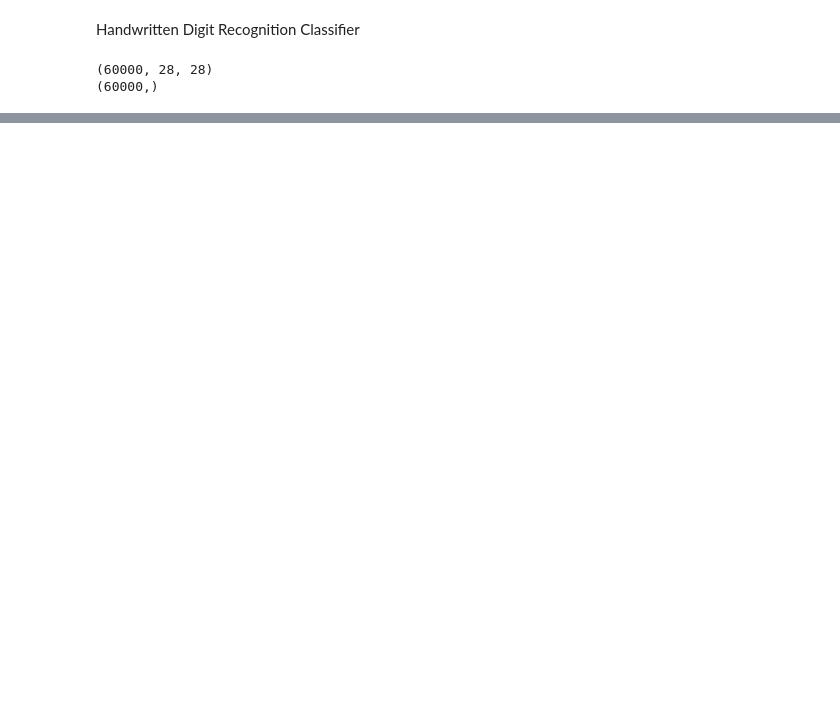
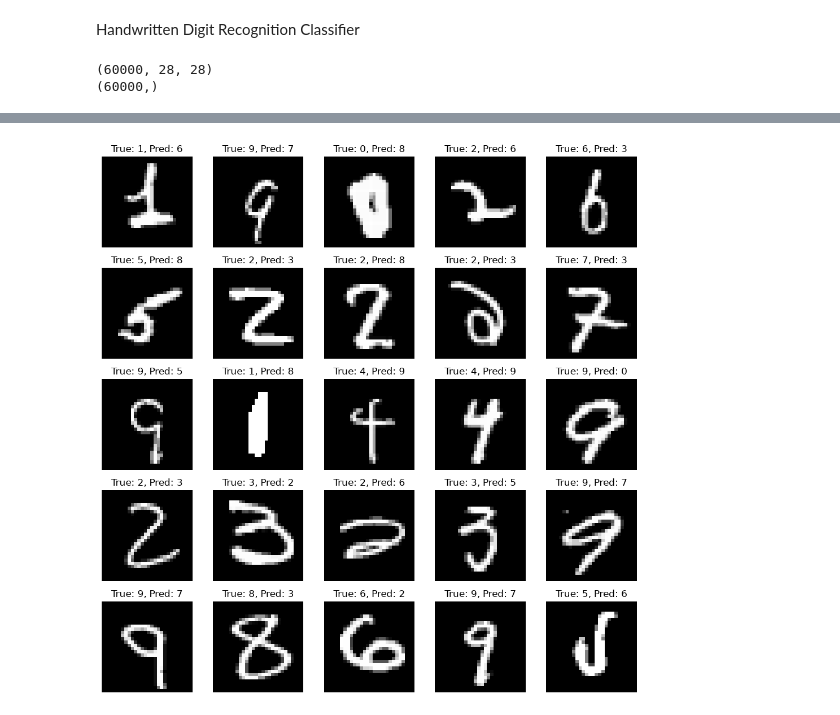
Before and after one commit to ankit4451/machine-learning, a Jupyter notebook: handwritting-classification.ipynb, the cells around one changed output, grey strips where cells are left out. Cells and saved outputs as stored; diff of their text form; code cells hidden in the pictures; blank space fills up the shorter version.

```diff
--- a/handwritting-classification.ipynb
+++ b/handwritting-classification.ipynb
@@ -119,0 +194,17 @@ Epoch 50/50
+# %%
+# Visualize upto 25 misclassifed images
+
+n = min(25, len(misclassified))
+
+fig, axes = plt.subplots(5,5, figsize=(10,10))
+
+for i,ax in enumerate(axes.flat):
+    idx = misclassified[i]
+    ax.imshow(X_val[idx], cmap='gray')
+    ax.set_title(f"True: {y_val[idx]}, Pred: {y_pred[idx]}")
+    ax.axis("off")
+
+plt.tight_layout()
+plt.show()
+# %% [output]
+[figure, added]
```
Also changed, not shown: parts of 11 cells of this notebook.
